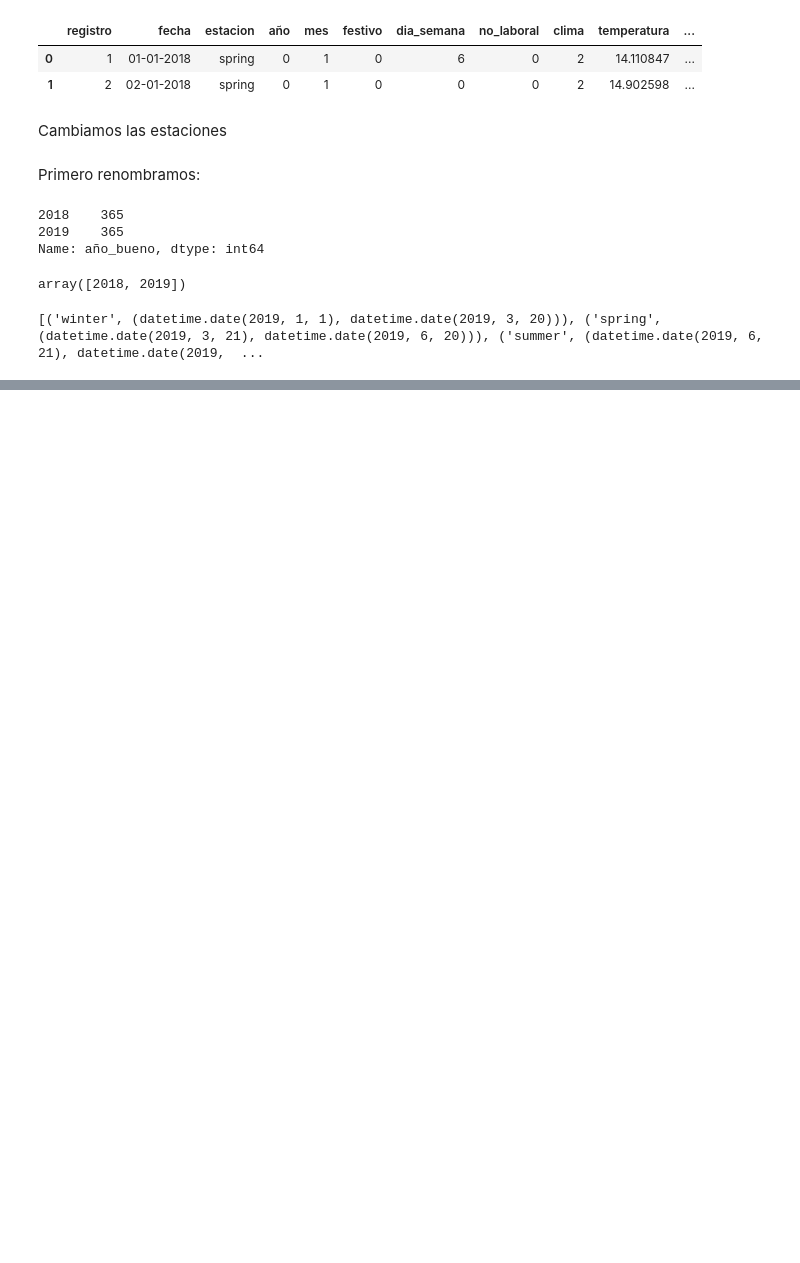
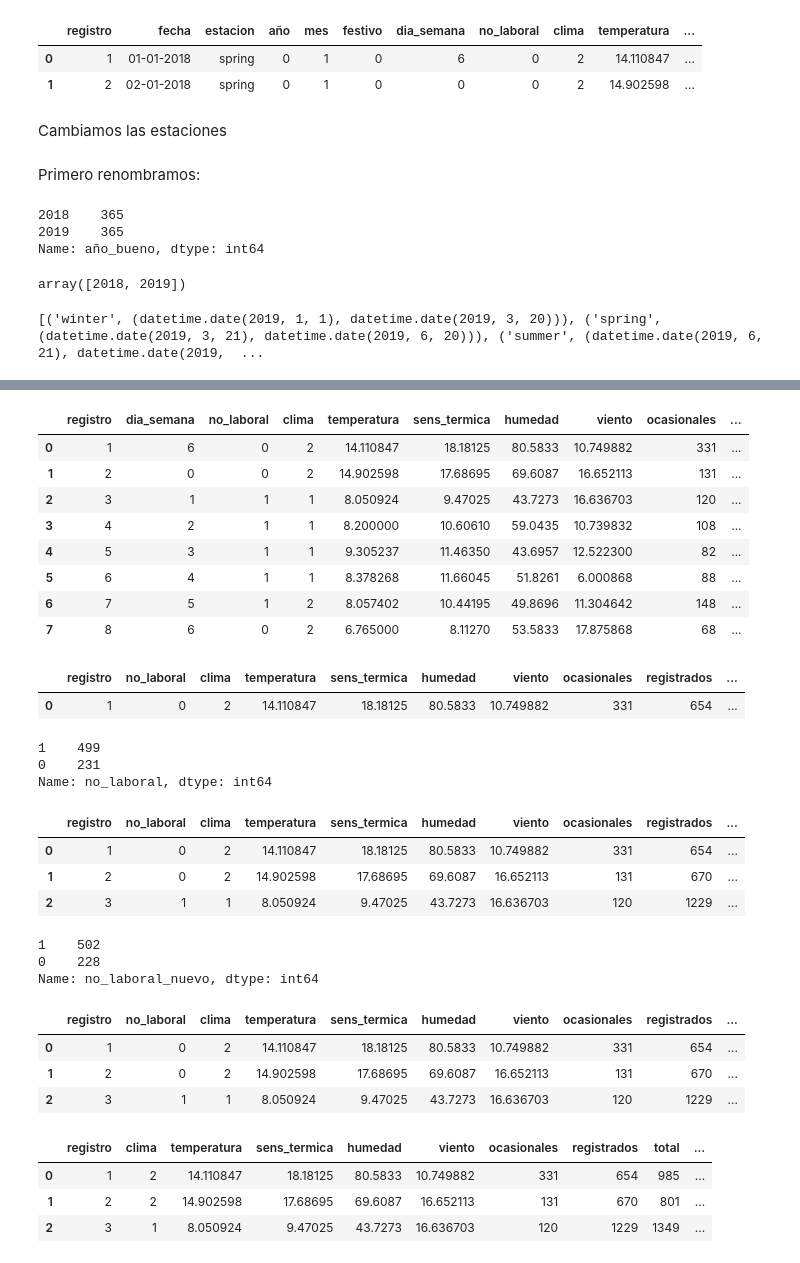
Before and after one commit to Adalab/project-da-promo-C-module-3-team-4, a Jupyter notebook: 1.Limpieza_exploracion.ipynb, the cells around one changed output, grey strips where cells are left out. Drawn from its saved outputs; the diff is of its cells as text; code cells hidden in the pictures; blank space fills up the shorter version.

```diff
--- a/1.Limpieza_exploracion.ipynb
+++ b/1.Limpieza_exploracion.ipynb
@@ -257,0 +255,2 @@ df.tail(50)
+# %%
+df2.drop(['estacion','festivo'],axis=1,inplace=True)
@@ -257,0 +274,26 @@ df.tail(50)
+# %%
+df2['dia_semana_nuevo']=df2['fecha_nueva'].dt.weekday
+# %%
+df2.head(8)
+# %% [output]
+|  | registro | dia_semana | no_laboral | clima | temperatura | sens_termica | humedad | viento | ocasionales | ... |
+| 0 | 1 | 6 | 0 | 2 | 14.110847 | 18.18125 | 80.5833 | 10.749882 | 331 | ... |
+| 1 | 2 | 0 | 0 | 2 | 14.902598 | 17.68695 | 69.6087 | 16.652113 | 131 | ... |
+| 2 | 3 | 1 | 1 | 1 | 8.050924 | 9.47025 | 43.7273 | 16.636703 | 120 | ... |
+| 3 | 4 | 2 | 1 | 1 | 8.200000 | 10.60610 | 59.0435 | 10.739832 | 108 | ... |
+| 4 | 5 | 3 | 1 | 1 | 9.305237 | 11.46350 | 43.6957 | 12.522300 | 82 | ... |
+| 5 | 6 | 4 | 1 | 1 | 8.378268 | 11.66045 | 51.8261 | 6.000868 | 88 | ... |
+| 6 | 7 | 5 | 1 | 2 | 8.057402 | 10.44195 | 49.8696 | 11.304642 | 148 | ... |
+| 7 | 8 | 6 | 0 | 2 | 6.765000 | 8.11270 | 53.5833 | 17.875868 | 68 | ... |
+# %%
+df2.drop(['dia_semana'],axis=1,inplace=True)
+df2.head(1)
+# %% [output]
+|  | registro | no_laboral | clima | temperatura | sens_termica | humedad | viento | ocasionales | registrados | ... |
+| 0 | 1 | 0 | 2 | 14.110847 | 18.18125 | 80.5833 | 10.749882 | 331 | 654 | ... |
+# %%
+df2['no_laboral'].value_counts()
+# %% [output]
+1    499
+0    231
+Name: no_laboral, dtype: int64
@@ -257,0 +309,30 @@ df.tail(50)
+# %%
+df2.head(3)
+# %% [output]
+|  | registro | no_laboral | clima | temperatura | sens_termica | humedad | viento | ocasionales | registrados | ... |
+| 0 | 1 | 0 | 2 | 14.110847 | 18.18125 | 80.5833 | 10.749882 | 331 | 654 | ... |
+| 1 | 2 | 0 | 2 | 14.902598 | 17.68695 | 69.6087 | 16.652113 | 131 | 670 | ... |
+| 2 | 3 | 1 | 1 | 8.050924 | 9.47025 | 43.7273 | 16.636703 | 120 | 1229 | ... |
+# %%
+df2['no_laboral_nuevo'].value_counts()
+#Sí ha habido cambios en el numero de dias labroales detectados.
+# %% [output]
+1    502
+0    228
+Name: no_laboral_nuevo, dtype: int64
+# %%
+df3=df2.copy()
+df3.head(3)
+# %% [output]
+|  | registro | no_laboral | clima | temperatura | sens_termica | humedad | viento | ocasionales | registrados | ... |
+| 0 | 1 | 0 | 2 | 14.110847 | 18.18125 | 80.5833 | 10.749882 | 331 | 654 | ... |
+| 1 | 2 | 0 | 2 | 14.902598 | 17.68695 | 69.6087 | 16.652113 | 131 | 670 | ... |
+| 2 | 3 | 1 | 1 | 8.050924 | 9.47025 | 43.7273 | 16.636703 | 120 | 1229 | ... |
+# %%
+df3.drop(['no_laboral'],axis=1,inplace=True)
+df3.head(3)
+# %% [output]
+|  | registro | clima | temperatura | sens_termica | humedad | viento | ocasionales | registrados | total | ... |
+| 0 | 1 | 2 | 14.110847 | 18.18125 | 80.5833 | 10.749882 | 331 | 654 | 985 | ... |
+| 1 | 2 | 2 | 14.902598 | 17.68695 | 69.6087 | 16.652113 | 131 | 670 | 801 | ... |
+| 2 | 3 | 1 | 8.050924 | 9.47025 | 43.7273 | 16.636703 | 120 | 1229 | 1349 | ... |
```
Also changed, not shown: parts of 10 cells of this notebook.
